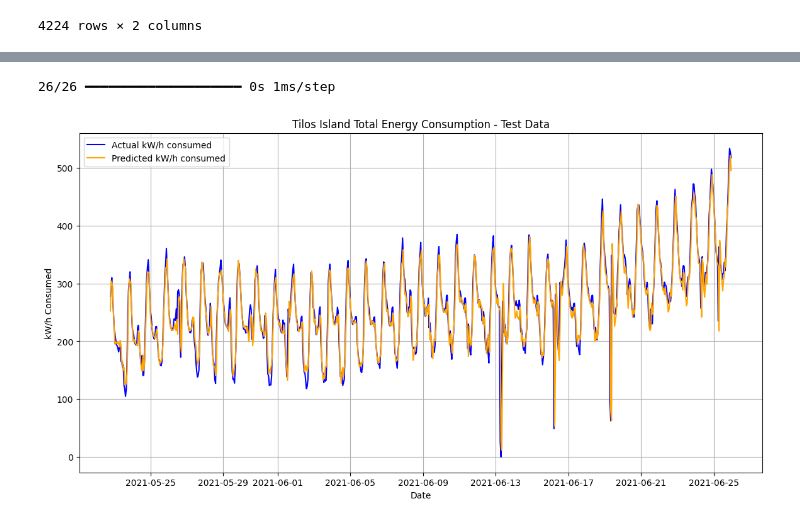
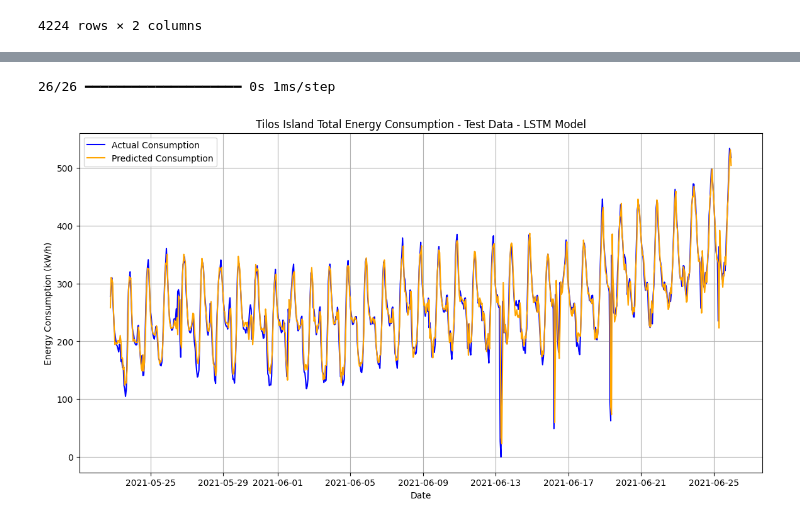
Before and after one commit to Esarant/tilos-fc, a Jupyter notebook: tilos_lstm_2.ipynb, the cells around one changed output, grey strips where cells are left out. Saved outputs shown, nothing was run; the diff lists cells and outputs as text; code cells hidden in the pictures.

```diff
--- a/tilos_lstm_2.ipynb
+++ b/tilos_lstm_2.ipynb
@@ -59,17 +59,17 @@ from tensorflow.keras.callbacks import EarlyStopping
 def create_model():
     model = tf.keras.Sequential([
         tf.keras.layers.Input((WINDOW_SIZE,1)),
-        tf.keras.layers.LSTM(64),
+        tf.keras.layers.LSTM(32),
         tf.keras.layers.Dropout(0.1),
         tf.keras.layers.Dense(32),
-        tf.keras.layers.Dense(32),
+        tf.keras.layers.Dense(16),
         tf.keras.layers.Dense(1)
     ])
     return model
 
 early_stopping = EarlyStopping(
     monitor='loss',  # Metric to monitor (e.g., validation loss)
-    patience=6,         # Number of epochs with no improvement to wait
+    patience=10,         # Number of epochs with no improvement to wait
     restore_best_weights=True  # Restores the model weights from the epoch with the best performance
 )
 # %%
@@ -87,7 +87,7 @@ model.compile(loss=loss,
                 metrics=metrics)
 
 # Train model
-model.fit(X, Y, epochs=20, callbacks=[early_stopping])
+model.fit(X, Y, epochs=100, callbacks=[early_stopping])
 
 # Evaluation
 test_loss, test_mae, test_rmse, = model.evaluate(X_test, Y_test)
@@ -162,7 +192,10 @@ plt.show()
 # %%
 # i want to plot the original dataframe timeseries by setting the index to the 'DHH' column
-df = df.set_index('DHH')
+#df = df.set_index('DHH')
 plt.figure(figsize=(20,10))
+plt.title('Tilos Island Total Energy Consumption')
+plt.xlabel('Date')
+plt.ylabel('Electricity Consumption (kW/h)')
 plt.plot(df)
 plt.show()
 # %% [output]
@@ -220,34 +271,34 @@ plt.show()
 # %%
 import matplotlib.pyplot as plt
 import pandas as pd
 import numpy as np
 
 # Assuming `scaler` and `model` are already defined
 # Assuming `X_test`, `Y_test` are already defined
 
 predictions = model.predict(X_test)
 
 actual_values = np.array(Y_test).reshape(-1,1)
 predicted_values = np.array(predictions).reshape(-1,1)
 actual_values_unscaled = scaler.inverse_transform(actual_values)
 predicted_values_unscaled = scaler.inverse_transform(predicted_values)
 
 # Load the data
 
 # Ensure the test data part is aligned with the original dataframe
 test_dates = df['DHH'][-len(actual_values_unscaled):]
 
 # Plotting the test data results
 plt.figure(figsize=(14, 7))
-plt.plot(test_dates, actual_values_unscaled, label='Actual kW/h consumed', color='blue')
-plt.plot(test_dates, predicted_values_unscaled, label='Predicted kW/h consumed', color='orange')
+plt.plot(test_dates, actual_values_unscaled, label='Actual Consumption', color='blue')
+plt.plot(test_dates, predicted_values_unscaled, label='Predicted Consumption', color='orange')
 
 plt.xlabel('Date')
-plt.ylabel('kW/h Consumed')
-plt.title('Tilos Island Total Energy Consumption - Test Data')
+plt.ylabel('Energy Consumption (kW/h)')
+plt.title('Tilos Island Total Energy Consumption - Test Data - LSTM Model')
 plt.legend()
 plt.grid(True)
 plt.show()
 # %% [output]
 26/26 ━━━━━━━━━━━━━━━━━━━━ 0s 1ms/step
-[figure, old version]
+[figure, new version]
```
Also changed, not shown: parts of 9 cells of this notebook, 10 other files.
